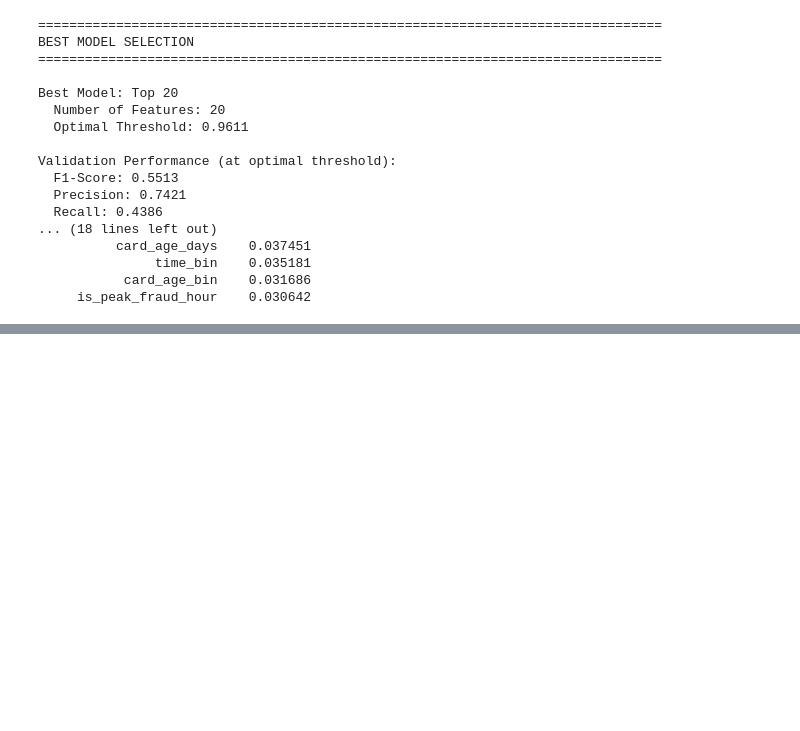
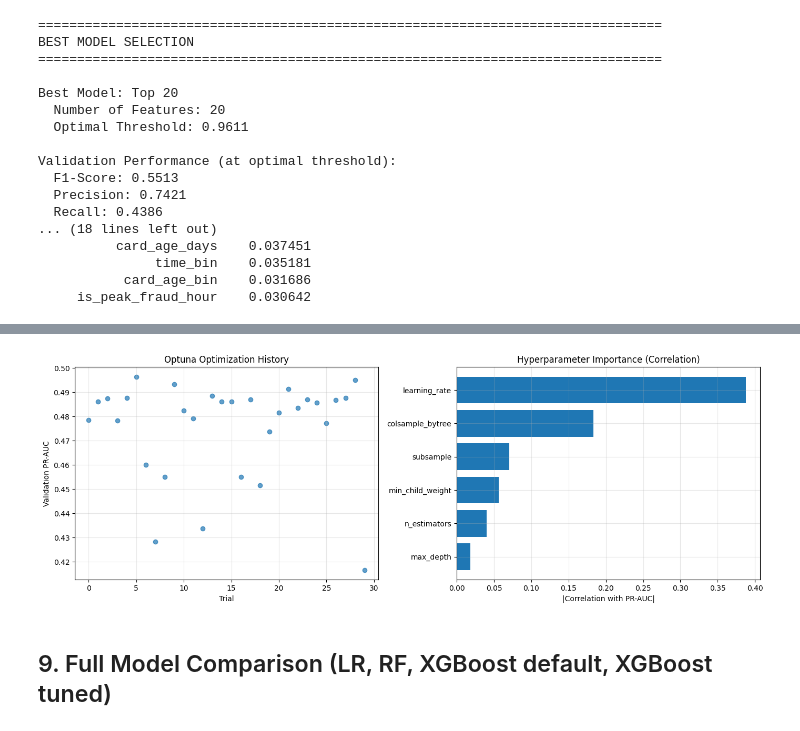
Before and after one commit to abzanganeh/fraud-shield-ai, a Jupyter notebook: local_notebooks/04-local-supervised-models.ipynb, the cells around one changed output, grey strips where cells are left out. Saved outputs shown, nothing was run; the diff lists cells and outputs as text; code cells hidden in the pictures; blank space fills up the shorter version.

```diff
--- a/local_notebooks/04-local-supervised-models.ipynb
+++ b/local_notebooks/04-local-supervised-models.ipynb
@@ -948,0 +1145,70 @@ Validation Performance (at optimal threshold):
+# %%
+# ============================================================
+# EVALUATE TUNED XGBOOST
+# ============================================================
+
+xgb_tuned = xgb.XGBClassifier(
+    **study.best_params,
+    scale_pos_weight=scale_pos_weight,
+    random_state=42,
+    eval_metric='logloss',
+    use_label_encoder=False
+)
+xgb_tuned.fit(X_train_all, y_train_all, eval_set=[(X_val_all, y_val_all)], verbose=False)
+
+y_val_proba_tuned = xgb_tuned.predict_proba(X_val_all)[:, 1]
+xgb_tuned_thresh, xgb_tuned_val_f1 = find_best_threshold(y_val_all, y_val_proba_tuned)
+print(f"Tuned XGB optimal threshold: {xgb_tuned_thresh:.4f}, Val F1: {xgb_tuned_val_f1:.4f}")
+
+y_test_proba_tuned = xgb_tuned.predict_proba(X_test_all)[:, 1]
+y_test_pred_tuned = (y_test_proba_tuned >= xgb_tuned_thresh).astype(int)
+y_val_pred_tuned = (y_val_proba_tuned >= xgb_tuned_thresh).astype(int)
+
+xgb_tuned_val_metrics = {
+    'f1_score': f1_score(y_val_all, y_val_pred_tuned),
+    'precision': precision_score(y_val_all, y_val_pred_tuned, zero_division=0),
+    'recall': recall_score(y_val_all, y_val_pred_tuned, zero_division=0),
+    'roc_auc': roc_auc_score(y_val_all, y_val_proba_tuned),
+    'pr_auc': average_precision_score(y_val_all, y_val_proba_tuned)
+}
+
+xgb_tuned_test_metrics = {
+    'f1_score': f1_score(y_test_all, y_test_pred_tuned),
+    'precision': precision_score(y_test_all, y_test_pred_tuned, zero_division=0),
+    'recall': recall_score(y_test_all, y_test_pred_tuned, zero_division=0),
+    'roc_auc': roc_auc_score(y_test_all, y_test_proba_tuned),
+    'pr_auc': average_precision_score(y_test_all, y_test_proba_tuned)
+}
+
+print("\nXGBoost (Tuned) - Validation:")
+for k, v in xgb_tuned_val_metrics.items():
+    print(f"  {k}: {v:.4f}")
+print("\nXGBoost (Tuned) - Test:")
+for k, v in xgb_tuned_test_metrics.items():
+    print(f"  {k}: {v:.4f}")
+
+# Optuna trial visualization
+fig, axes = plt.subplots(1, 2, figsize=(14, 5))
+trials_df = study.trials_dataframe()
+axes[0].scatter(range(len(trials_df)), trials_df['value'], alpha=0.7)
+axes[0].set_xlabel('Trial')
+axes[0].set_ylabel('Validation PR-AUC')
+axes[0].set_title('Optuna Optimization History')
+axes[0].grid(True, alpha=0.3)
+
+# Param importance (manual: top params by correlation with score)
+param_cols = [c for c in trials_df.columns if c.startswith('params_')]
+if len(param_cols) > 0:
+    correlations = trials_df[param_cols].corrwith(trials_df['value']).abs().sort_values(ascending=True)
+    correlations.index = [c.replace('params_', '') for c in correlations.index]
+    axes[1].barh(range(len(correlations)), correlations.values)
+    axes[1].set_yticks(range(len(correlations)))
+    axes[1].set_yticklabels(correlations.index)
+    axes[1].set_xlabel('|Correlation with PR-AUC|')
+    axes[1].set_title('Hyperparameter Importance (Correlation)')
+    axes[1].grid(True, alpha=0.3)
+
+plt.tight_layout()
+plt.savefig(RESULTS_DIR / 'optuna_xgb_tuning.png', dpi=150, bbox_inches='tight')
+plt.show()
+# %% [output]
@@ -948,0 +1230,3 @@ Validation Performance (at optimal threshold):
+[figure, added]
+# %% [markdown]
+## 9. Full Model Comparison (LR, RF, XGBoost default, XGBoost tuned)
```
Also changed, not shown: parts of 10 cells of this notebook, 8 other files.
